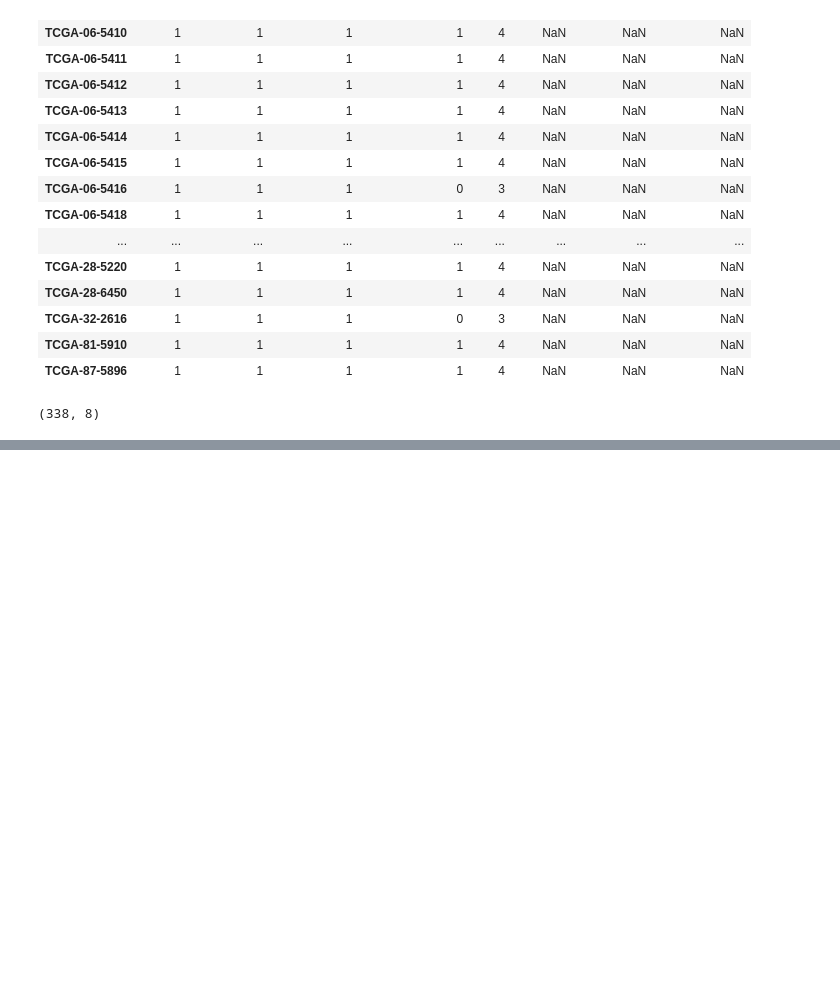
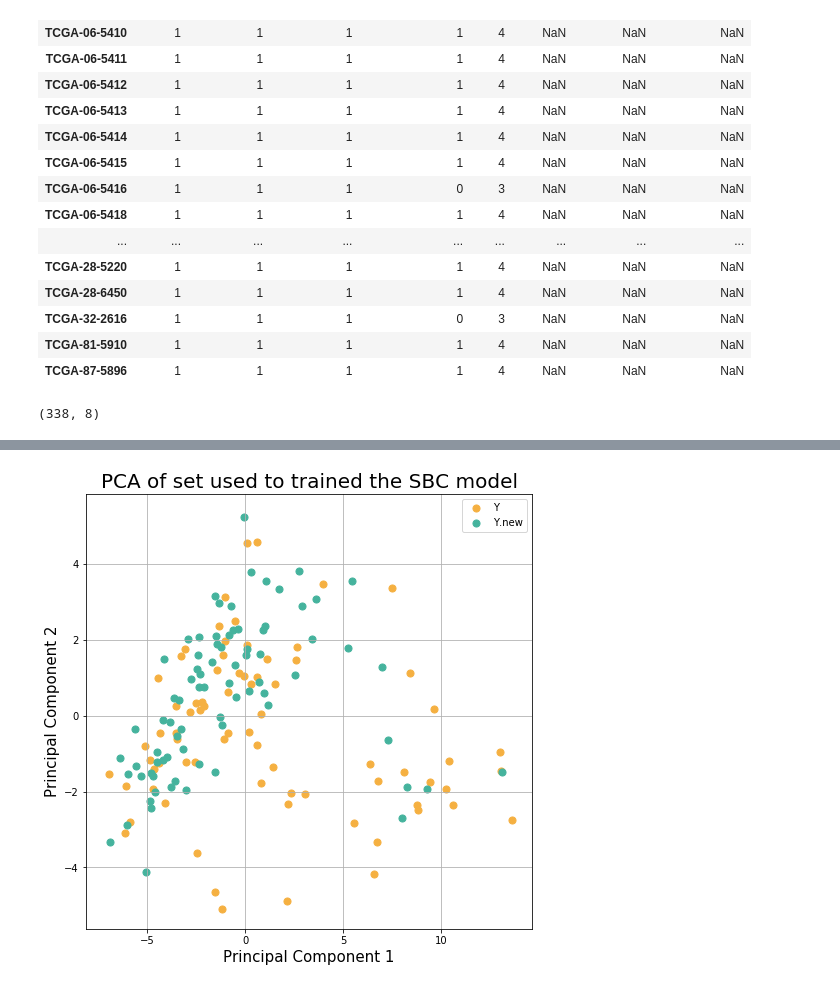
Before and after one commit to CamilaDuitama/MasterThesis, a Jupyter notebook: Data preparation.ipynb, the cells around one changed output, grey strips where cells are left out. Saved outputs shown, nothing was run; the diff lists cells and outputs as text; code cells hidden in the pictures; blank space fills up the shorter version.

Commit message:
Selection of training and testing sets

```diff
--- a/Data preparation.ipynb
+++ b/Data preparation.ipynb
@@ -890,4 +924,5 @@ miRNA.loc[Training_set.index.tolist()].to_csv(folder_TrainingSet+"miRNA_Training
 # %%
 CopyNumber.loc[Training_set.index.tolist()].to_csv(folder_TrainingSet+"CopyNumber_TrainingSet.csv")
 # %%
-clinical.loc[Training_set.index.tolist()].to_csv(folder_TrainingSet+"Clinical_TrainingSet.csv")
+clinical_TrainingSet=clinical.loc[Training_set.index.tolist()].join(Training_set["Subtype"],how="left")
+clinical_TrainingSet.to_csv(folder_TrainingSet+"Clinical_TrainingSet.csv")
@@ -926,3 +963,9 @@ clinical.loc[TestSet.index.tolist()].to_csv(folder_TestSet+"Clinical_TestSet.csv
 TestSet.shape
 # %% [output]
 (338, 8)
+# %%
+sbc_signature=pd.read_csv("SBC/sbc_signature.csv",index_col=0)["x"].values
+Y_Ynew=mRNAArray.loc[Training_set.index.tolist(),sbc_signature]
+to_drop=clinical_TrainingSet.index[clinical_TrainingSet['days_to_death'].isna()].tolist()
+Y_Ynew=Y_Ynew.drop(index=to_drop)
+Y_Ynew.shape
@@ -928,0 +974,10 @@ TestSet.shape
+# %%
+l=list()
+for i in range(154):
+    if i<75:
+        l.append("Y")
+    else:
+        l.append("Y.new")
+result=pd.DataFrame(data=l,index=Y_Ynew.index)
+result.columns=["target"]
+result.head()
@@ -928,0 +991,21 @@ TestSet.shape
+# %%
+#Code to build the PCA plot
+pca = decomposition.PCA(n_components=2)
+PC = pca.fit_transform(Y_Ynew.values)
+fig = plt.figure(figsize = (8,8))
+ax = fig.add_subplot(1,1,1)
+ax.set_xlabel('Principal Component 1', fontsize = 15)
+ax.set_ylabel('Principal Component 2', fontsize = 15)
+targets=["Y","Y.new"]
+colors = ["#F5B041", '#45B39D']
+ax.set_title('PCA of set used to trained the SBC model', fontsize = 20)
+for target,color in zip(targets,colors):
+    indicesToKeep = result['target'] == target
+    ax.scatter(PC[indicesToKeep,0]
+               , PC[indicesToKeep,1]
+               , c = color
+               , s = 50)
+ax.legend(targets)
+ax.grid()
+# %% [output]
+[figure, added]
```
Also changed, not shown: parts of 27 cells of this notebook.
